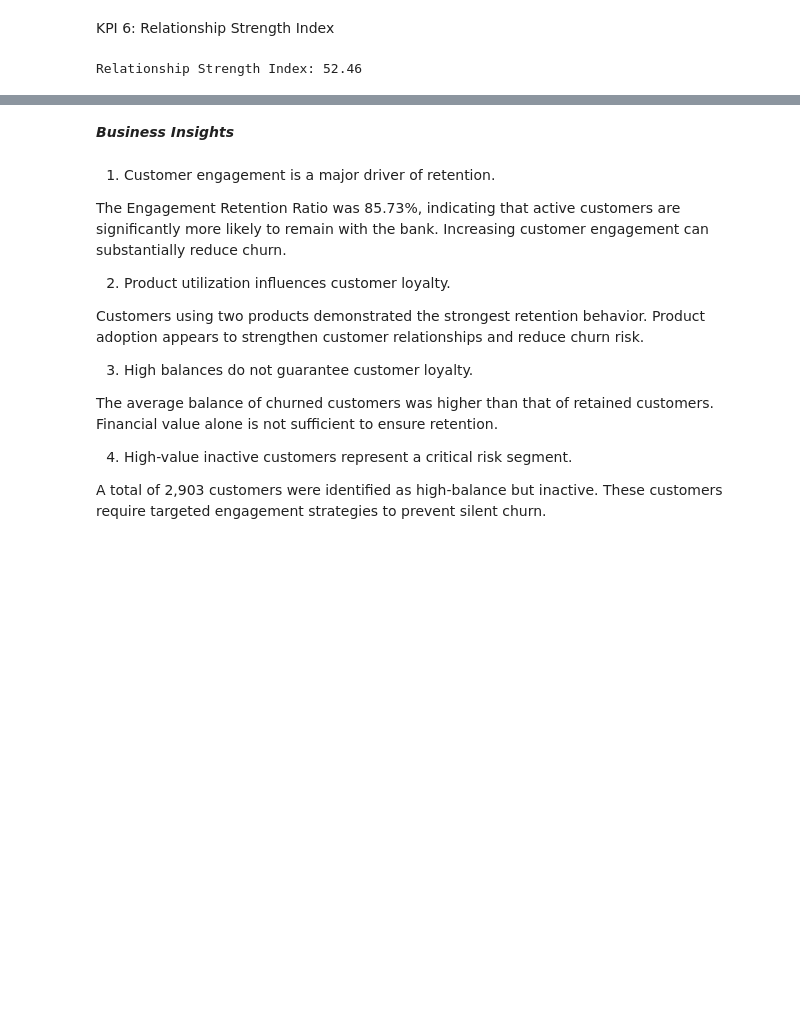
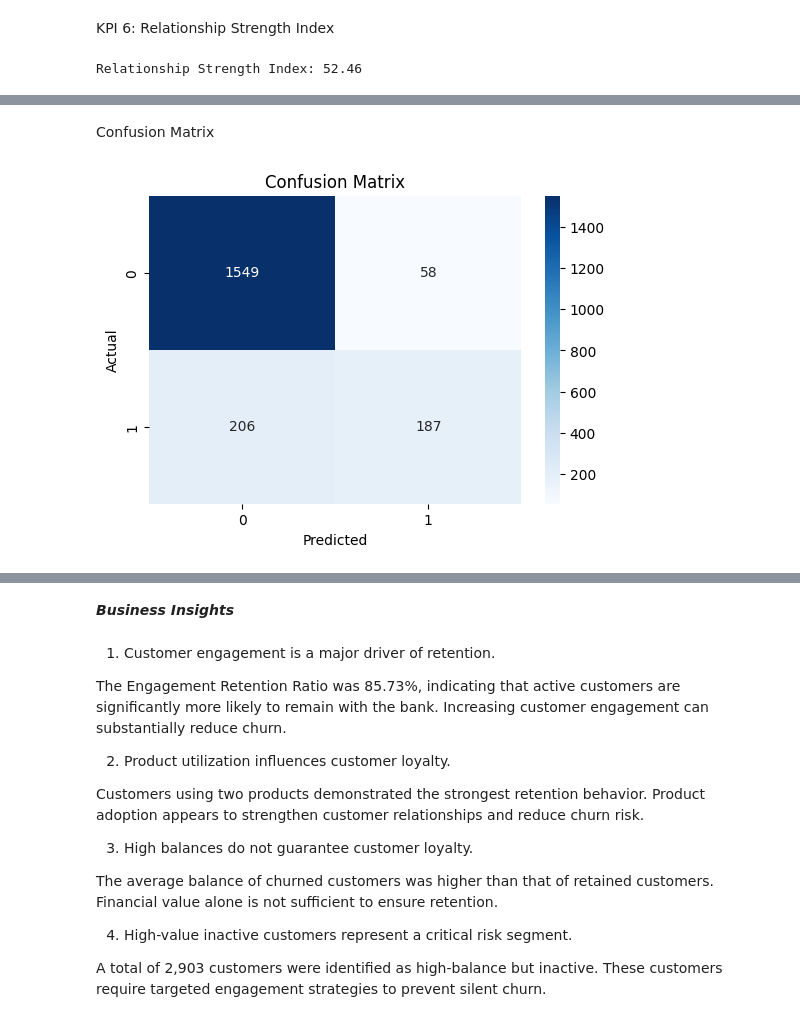
Before and after one commit to mayuri-work/Customer-Retention-Analytics-Dashboard, a Jupyter notebook: Customer_Retention_Analytics.ipynb, the cells around one changed output, grey strips where cells are left out. Cells and saved outputs as stored; diff of their text form; code cells hidden in the pictures; blank space fills up the shorter version.

```diff
--- a/Customer_Retention_Analytics.ipynb
+++ b/Customer_Retention_Analytics.ipynb
@@ -439,0 +491,12 @@ Relationship Strength Index: 52.46
+# %%
+rf_model = RandomForestClassifier(
+    n_estimators=100,
+    random_state=42
+)
+
+rf_model.fit(
+    X_train,
+    y_train
+)
+
+print("Model Trained Successfully")
@@ -439,0 +505,2 @@ Relationship Strength Index: 52.46
+# %%
+y_pred = rf_model.predict(X_test)
@@ -439,0 +538,32 @@ Relationship Strength Index: 52.46
+# %% [markdown]
+Confusion Matrix
+# %%
+cm = confusion_matrix(
+    y_test,
+    y_pred
+)
+
+plt.figure(figsize=(6,4))
+
+sns.heatmap(
+    cm,
+    annot=True,
+    fmt="d",
+    cmap="Blues"
+)
+
+plt.title(
+    "Confusion Matrix"
+)
+
+plt.xlabel(
+    "Predicted"
+)
+
+plt.ylabel(
+    "Actual"
+)
+
+plt.show()
+# %% [output]
+[figure, added]
```
Also changed, not shown: parts of 16 cells of this notebook.
